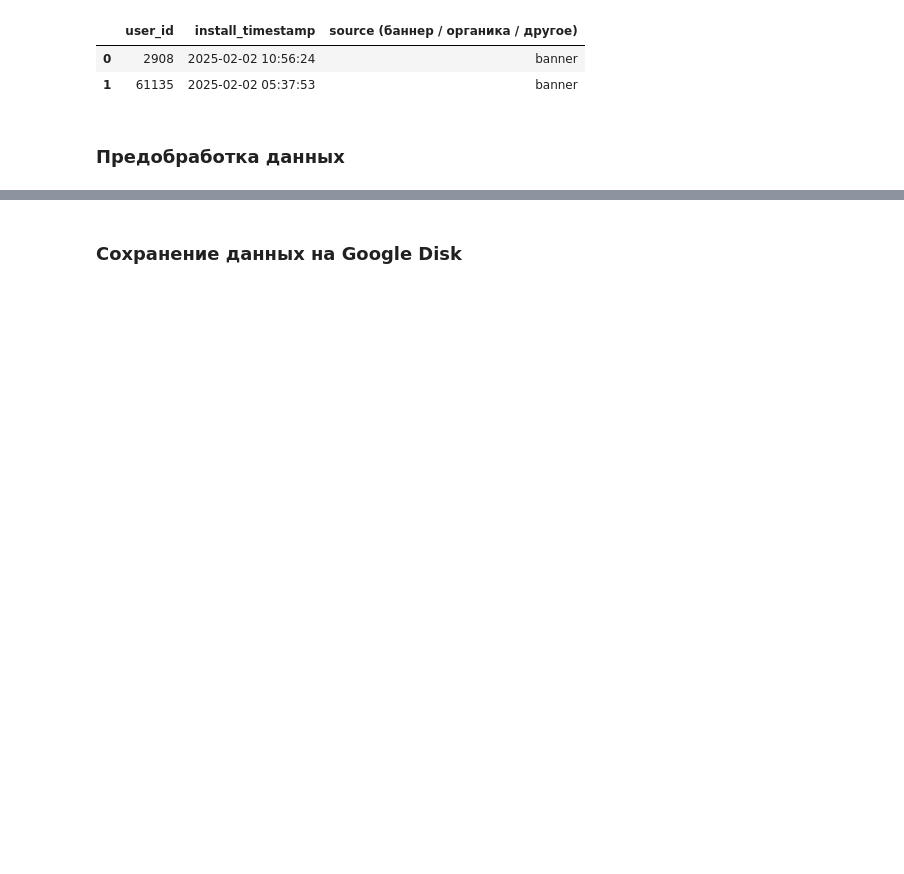
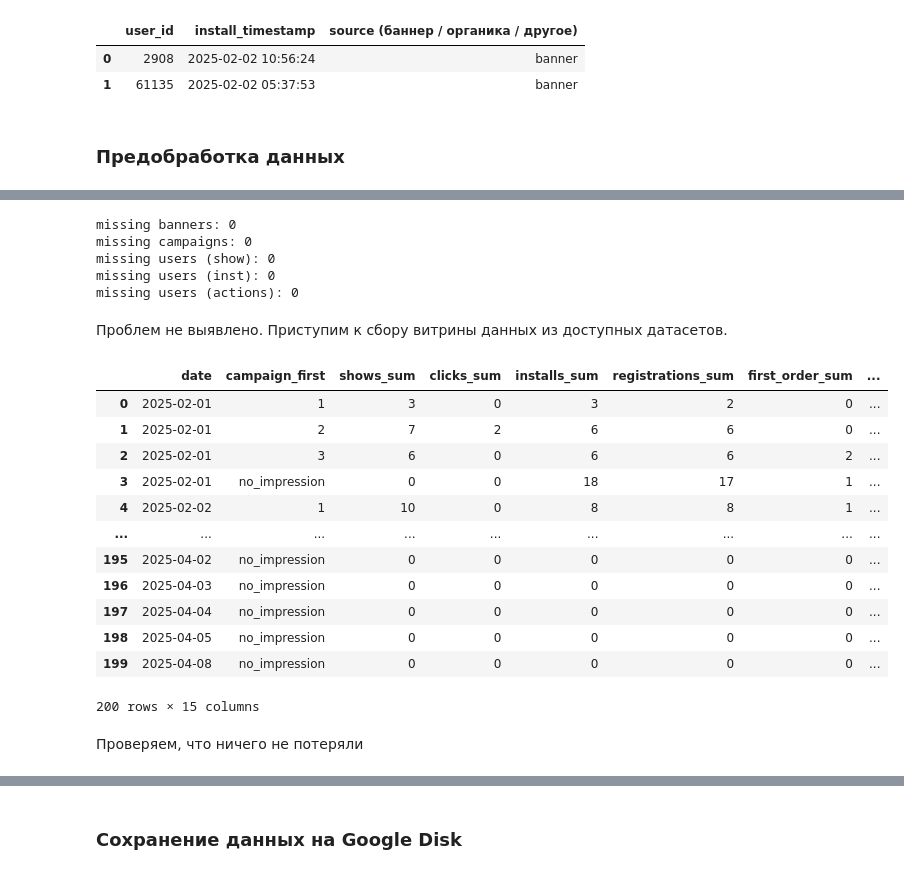
Before and after one commit to ithelga/beeline-banner-ab-test, a Jupyter notebook: notebooks/Team1_HW2_Data_Preprocessing.ipynb, the cells around one changed output, grey strips where cells are left out. Cells and saved outputs as stored; diff of their text form; code cells hidden in the pictures; blank space fills up the shorter version.

```diff
--- a/notebooks/Team1_HW2_Data_Preprocessing.ipynb
+++ b/notebooks/Team1_HW2_Data_Preprocessing.ipynb
@@ -70,0 +191,2 @@ Installs_df.head(2)
+# %%
+Fct_banners_show_df = Fct_banners_show_df.dropna()
@@ -70,0 +195,8 @@ Installs_df.head(2)
+# %%
+try:
+    Fct_banners_show_df["timestamp"] = pd.to_datetime(Fct_banners_show_df["timestamp"], errors="coerce")
+except Exception as e:
+    print("Ошибка конвертации дат:", e)
+
+print("\n🔍 Строки с некорректными датами:")
+Fct_banners_show_df[Fct_banners_show_df["timestamp"].isna()]
@@ -70,0 +299,11 @@ Installs_df.head(2)
+# %%
+CD_banner_df['banner_id'] = CD_banner_df['banner_id'].astype(str)
+CD_campaign_df['campaign_id'] = CD_campaign_df['campaign_id'].astype(str)
+
+Fct_banners_show_df['banner_id'] = Fct_banners_show_df['banner_id'].astype(str)
+Fct_banners_show_df['campaign_id'] = Fct_banners_show_df['campaign_id'].astype(str)
+Fct_banners_show_df['user_id'] = Fct_banners_show_df['user_id'].astype(str)
+
+Installs_df['user_id'] = Installs_df['user_id'].astype(str)
+Fct_actions_df['user_id'] = Fct_actions_df['user_id'].astype(str)
+CD_user_df['User_id'] = CD_user_df['User_id'].astype(str)
@@ -70,0 +329,34 @@ Installs_df.head(2)
+# %%
+print("missing banners:", len(missing_banners))
+print("missing campaigns:", len(missing_campaigns))
+print("missing users (show):", len(missing_users_show))
+print("missing users (inst):", len(missing_users_inst))
+print("missing users (actions):", len(missing_users_act))
+# %% [output]
+missing banners: 0
+missing campaigns: 0
+missing users (show): 0
+missing users (inst): 0
+missing users (actions): 0
+# %%
+# Упрощение названий
+
+Fct_banners_show_df = Fct_banners_show_df.rename(columns={
+    'is_clicked (0/1)': 'is_clicked',
+    'placement (сайт/приложение/соцсеть)': 'placement'
+})
+
+CD_banner_df = CD_banner_df.rename(columns={
+    'creative_type (статика/видео/анимация)': 'creative_type',
+    'message (сообщение на баннере)': 'message'
+})
+
+Fct_actions_df = Fct_actions_df.rename(columns={
+    'actions (регистрация, первый заказ и т.д.)': 'actions'
+})
+
+Installs_df = Installs_df.rename(columns={
+    'source (баннер / органика / другое)': 'source'
+})
+# %% [markdown]
+Проблем не выявлено. Приступим к сбору витрины данных из доступных датасетов.
@@ -70,0 +517,18 @@ Installs_df.head(2)
+# %%
+campaign_funnel
+# %% [output]
+|  | date | campaign_first | shows_sum | clicks_sum | installs_sum | registrations_sum | first_order_sum | ... |
+| 0 | 2025-02-01 | 1 | 3 | 0 | 3 | 2 | 0 | ... |
+| 1 | 2025-02-01 | 2 | 7 | 2 | 6 | 6 | 0 | ... |
+| 2 | 2025-02-01 | 3 | 6 | 0 | 6 | 6 | 2 | ... |
+| 3 | 2025-02-01 | no_impression | 0 | 0 | 18 | 17 | 1 | ... |
+| 4 | 2025-02-02 | 1 | 10 | 0 | 8 | 8 | 1 | ... |
+| ... | ... | ... | ... | ... | ... | ... | ... | ... |
+| 195 | 2025-04-02 | no_impression | 0 | 0 | 0 | 0 | 0 | ... |
+| 196 | 2025-04-03 | no_impression | 0 | 0 | 0 | 0 | 0 | ... |
+| 197 | 2025-04-04 | no_impression | 0 | 0 | 0 | 0 | 0 | ... |
+| 198 | 2025-04-05 | no_impression | 0 | 0 | 0 | 0 | 0 | ... |
+| 199 | 2025-04-08 | no_impression | 0 | 0 | 0 | 0 | 0 | ... |
+200 rows × 15 columns
+# %% [markdown]
+Проверяем, что ничего не потеряли
```
Also changed, not shown: parts of 29 cells of this notebook.
